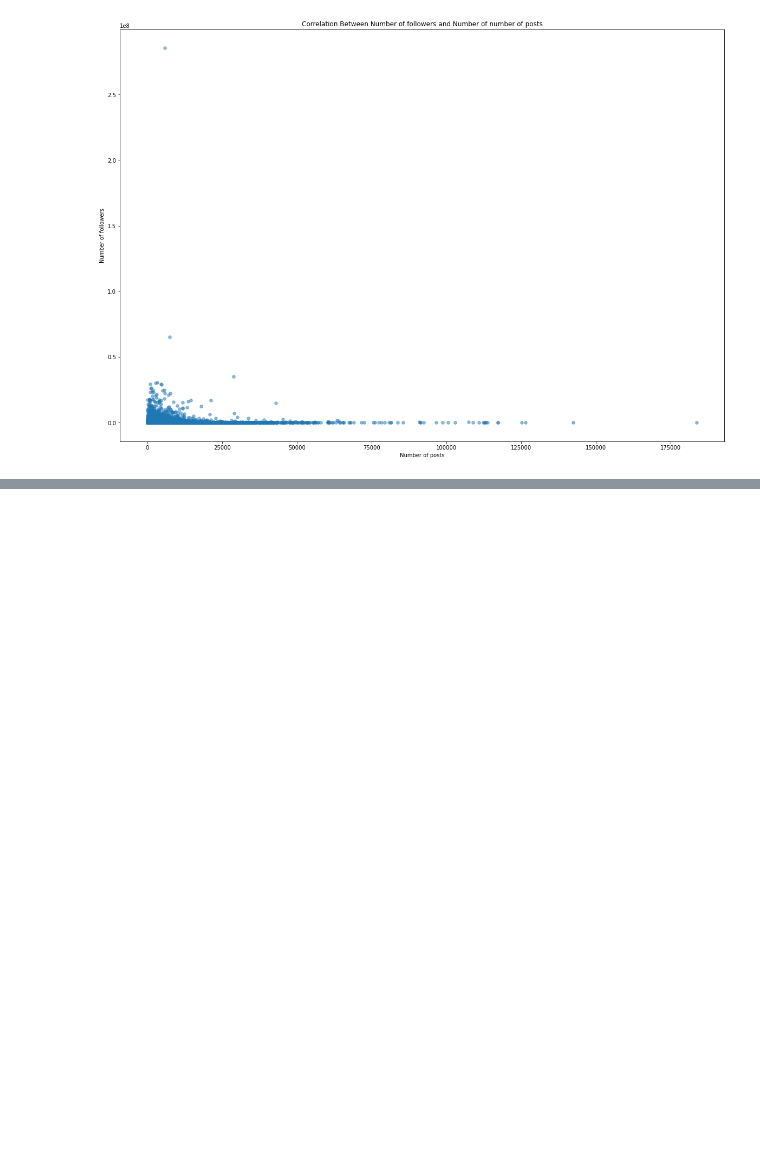
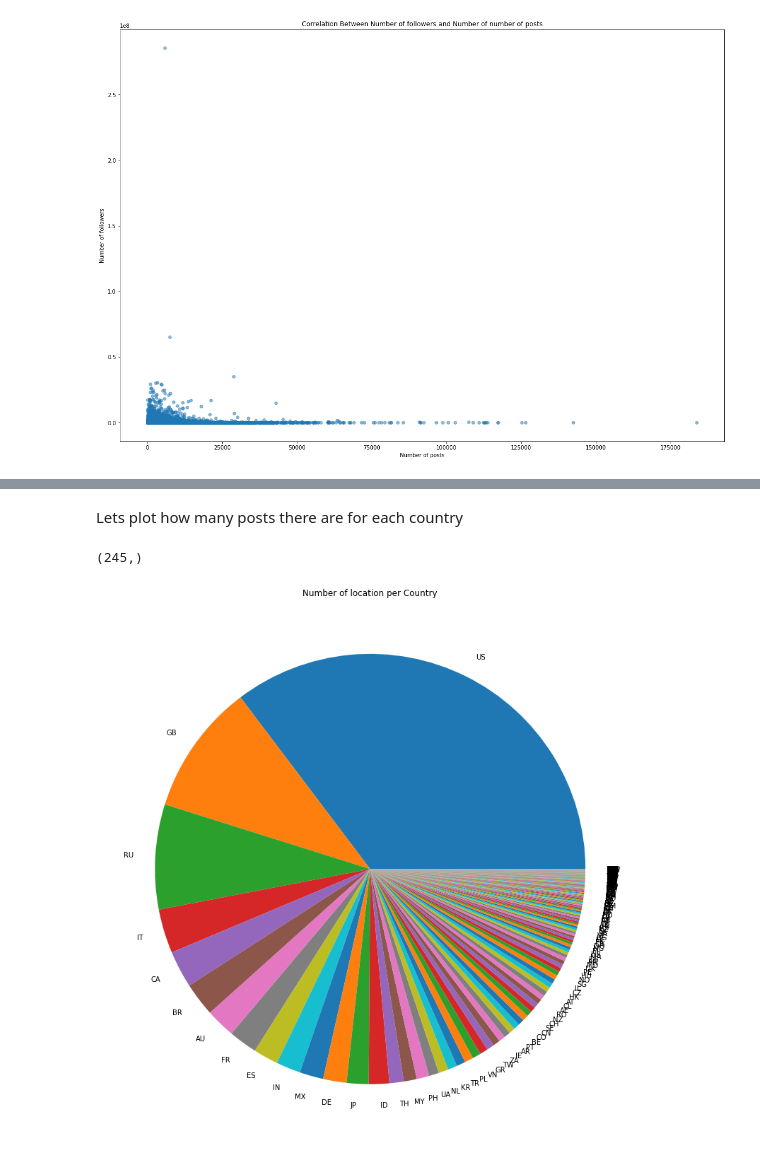
Before and after one commit to MRampo/ADM-HMW2, a Jupyter notebook: EDA.ipynb, the cells around one changed output, grey strips where cells are left out. Drawn from its saved outputs; the diff is of its cells as text; code cells hidden in the pictures; blank space fills up the shorter version.

```diff
--- a/EDA.ipynb
+++ b/EDA.ipynb
@@ -374,0 +417,9 @@ plt.show()
+# %% [markdown]
+Lets plot how many posts there are for each country
+# %%
+countCountry = location['cd'].value_counts()
+
+
+countCountry.shape
+# %% [output]
+(245,)
@@ -374,0 +429,8 @@ plt.show()
+# %%
+fig = plt.figure(figsize =(20, 14))
+
+plt.title("Number of location per Country")
+plt.pie(countCountry, labels=countCountry.index, autopct=lambda p: format(p, '.2f') if p > 1000 else None)
+plt.show()
+# %% [output]
+[figure, added]
```
Also changed, not shown: parts of 9 cells of this notebook, 4 other files.
